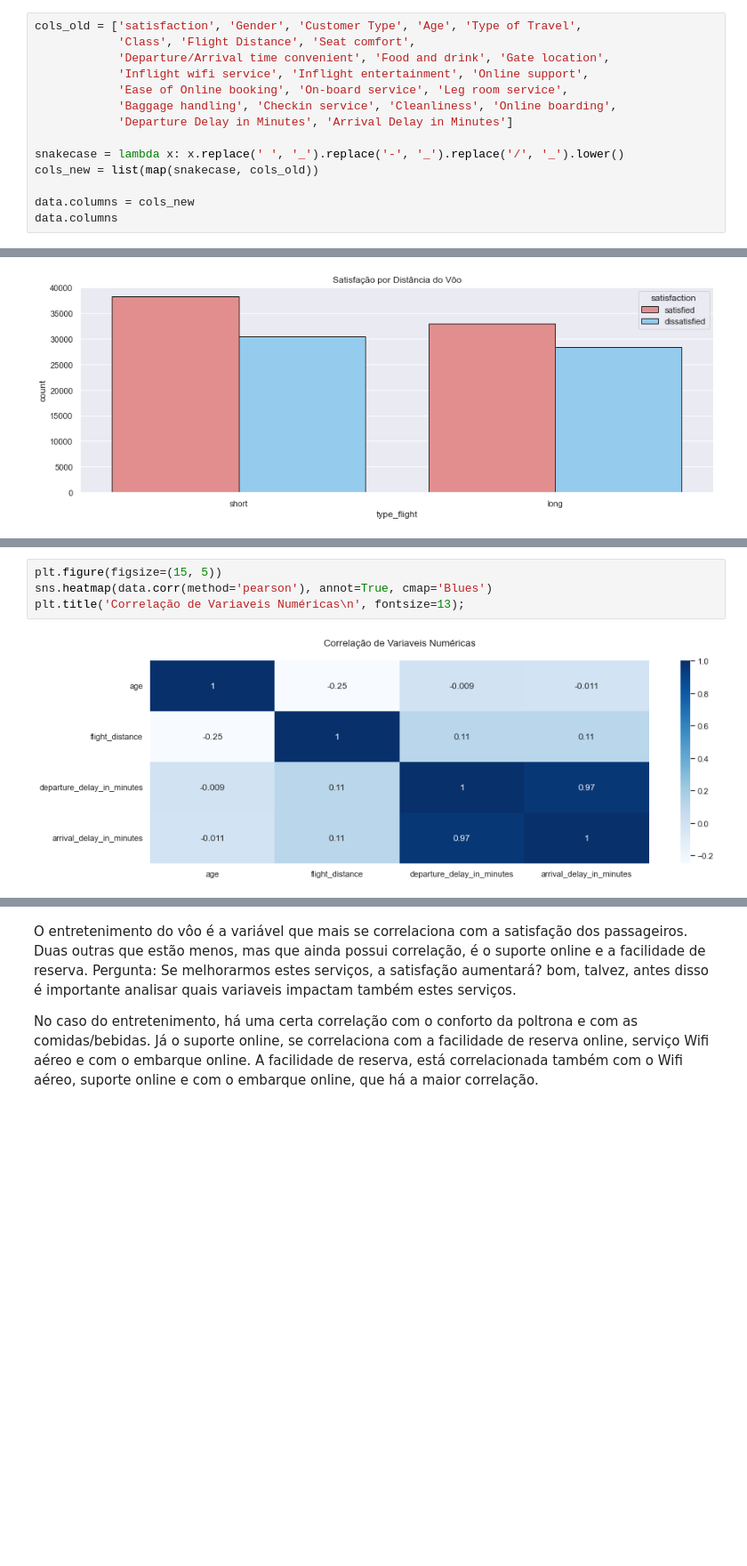
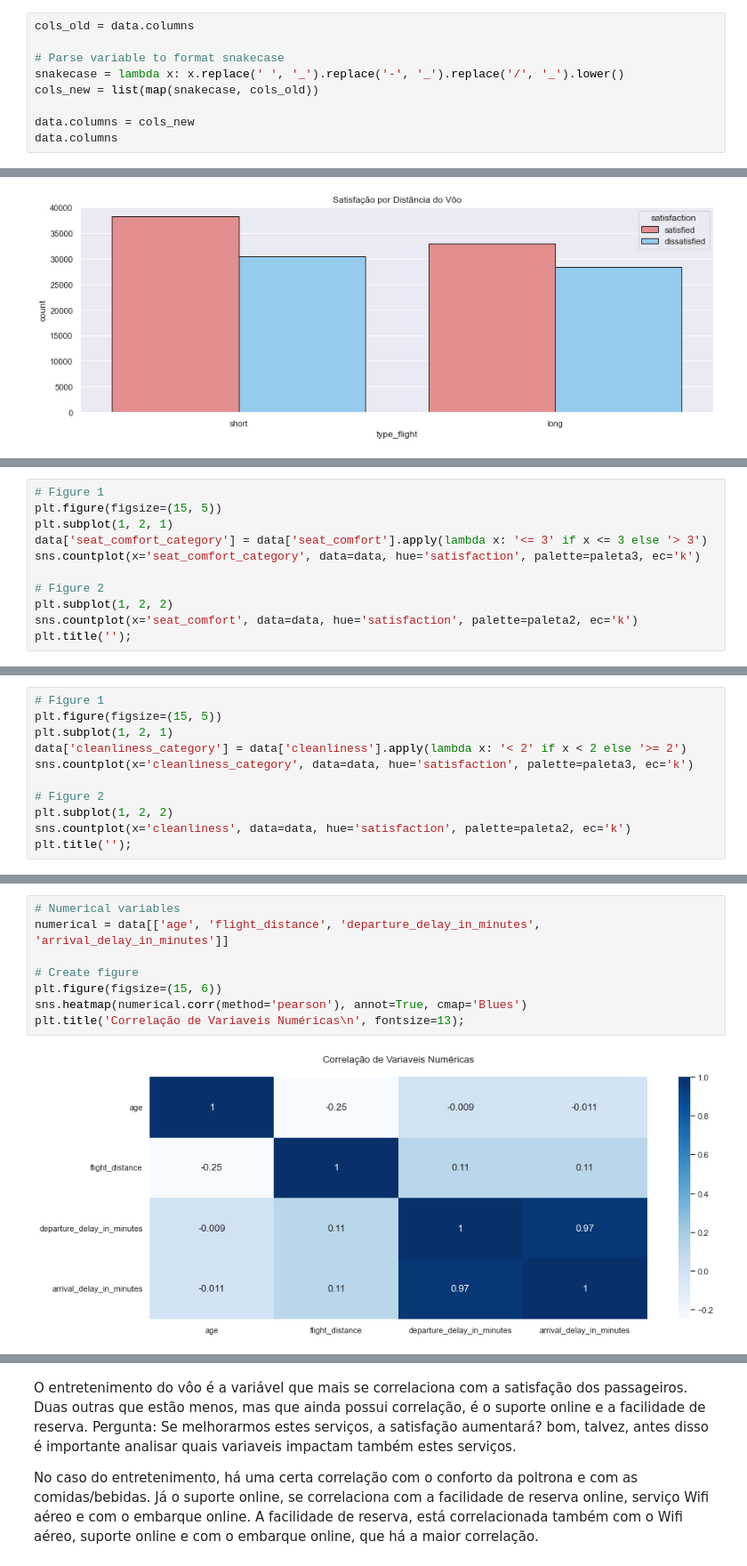
Before and after one commit to Jhonatanslopes/Airline-Customer-Satisfaction, a Jupyter notebook: analysis_satisfaction.ipynb, the cells around one changed output, grey strips where cells are left out. Shown at 89% size. Cells and saved outputs as stored; diff of their text form; blank space fills up the shorter version.

```diff
--- a/analysis_satisfaction.ipynb
+++ b/analysis_satisfaction.ipynb
@@ -172,12 +170,7 @@ data.head()
 # %%
-cols_old = ['satisfaction', 'Gender', 'Customer Type', 'Age', 'Type of Travel',
-            'Class', 'Flight Distance', 'Seat comfort',
-            'Departure/Arrival time convenient', 'Food and drink', 'Gate location',
-            'Inflight wifi service', 'Inflight entertainment', 'Online support',
-            'Ease of Online booking', 'On-board service', 'Leg room service',
-            'Baggage handling', 'Checkin service', 'Cleanliness', 'Online boarding',
-            'Departure Delay in Minutes', 'Arrival Delay in Minutes']
+cols_old = data.columns
 
+# Parse variable to format snakecase
 snakecase = lambda x: x.replace(' ', '_').replace('-', '_').replace('/', '_').lower()
 cols_new = list(map(snakecase, cols_old))
 
@@ -621,0 +622,11 @@ sns.countplot(x='seat_comfort', data=data, hue=data['satisfaction'], palette=pal
+# %%
+# Figure 1
+plt.figure(figsize=(15, 5))
+plt.subplot(1, 2, 1)
+data['seat_comfort_category'] = data['seat_comfort'].apply(lambda x: '<= 3' if x <= 3 else '> 3')
+sns.countplot(x='seat_comfort_category', data=data, hue='satisfaction', palette=paleta3, ec='k')
+
+# Figure 2
+plt.subplot(1, 2, 2)
+sns.countplot(x='seat_comfort', data=data, hue='satisfaction', palette=paleta2, ec='k')
+plt.title('');
@@ -655,0 +650,11 @@ plt.title('Limpeza = Boa');
+# %%
+# Figure 1
+plt.figure(figsize=(15, 5))
+plt.subplot(1, 2, 1)
+data['cleanliness_category'] = data['cleanliness'].apply(lambda x: '< 2' if x < 2 else '>= 2')
+sns.countplot(x='cleanliness_category', data=data, hue='satisfaction', palette=paleta3, ec='k')
+
+# Figure 2
+plt.subplot(1, 2, 2)
+sns.countplot(x='cleanliness', data=data, hue='satisfaction', palette=paleta2, ec='k')
+plt.title('');
@@ -830,7 +777,11 @@ plt.title('Boarding = Bad');
 # %%
-plt.figure(figsize=(15, 5))
-sns.heatmap(data.corr(method='pearson'), annot=True, cmap='Blues')
+# Numerical variables
+numerical = data[['age', 'flight_distance', 'departure_delay_in_minutes', 'arrival_delay_in_minutes']]
+
+# Create figure
+plt.figure(figsize=(15, 6))
+sns.heatmap(numerical.corr(method='pearson'), annot=True, cmap='Blues')
 plt.title('Correlação de Variaveis Numéricas\n', fontsize=13);
 # %% [output]
-[figure, old version]
+[figure, new version]
 # %% [markdown]
```
Also changed, not shown: parts of 151 cells of this notebook.
